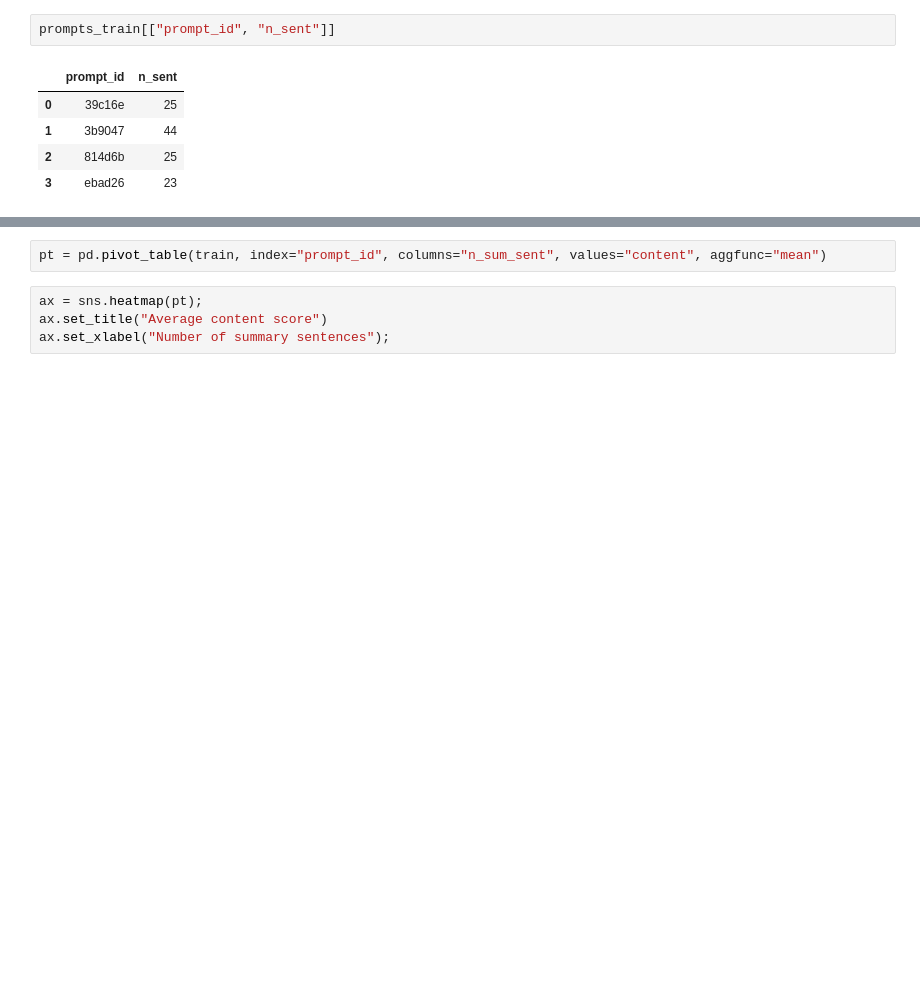
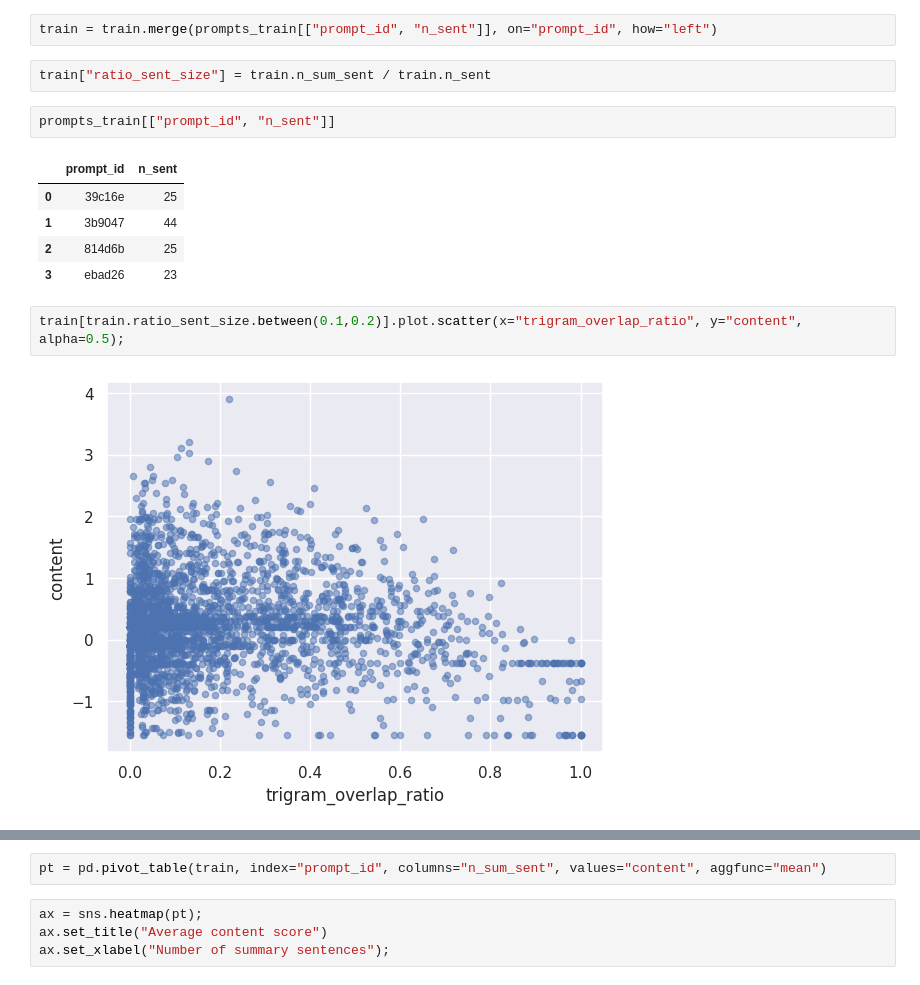
Before and after one commit to phnascimento2/kaggle-summary-text-competition, a Jupyter notebook: notebooks/heatmap_experiments.ipynb, the cells around one changed output, grey strips where cells are left out. Cells and saved outputs as stored; diff of their text form; blank space fills up the shorter version.

```diff
--- a/notebooks/heatmap_experiments.ipynb
+++ b/notebooks/heatmap_experiments.ipynb
@@ -30,6 +52,10 @@ train.head(2)
 train["n_sum_sent"] = train.text.apply(lambda x: len(sent_tokenize(x, language='english')))
 # %%
 prompts_train["n_sent"] =  prompts_train.prompt_text.apply(lambda x: len(sent_tokenize(x, language='english')))
+# %%
+train = train.merge(prompts_train[["prompt_id", "n_sent"]], on="prompt_id", how="left")
+# %%
+train["ratio_sent_size"] = train.n_sum_sent / train.n_sent
 # %%
 prompts_train[["prompt_id", "n_sent"]]
 # %% [output]
@@ -38,4 +64,8 @@ prompts_train[["prompt_id", "n_sent"]]
 | 1 | 3b9047 | 44 |
 | 2 | 814d6b | 25 |
 | 3 | ebad26 | 23 |
+# %%
+train[train.ratio_sent_size.between(0.1,0.2)].plot.scatter(x="trigram_overlap_ratio", y="content", alpha=0.5);
+# %% [output]
+[figure, added]
 # %%
```
Also changed, not shown: parts of 17 cells of this notebook.
